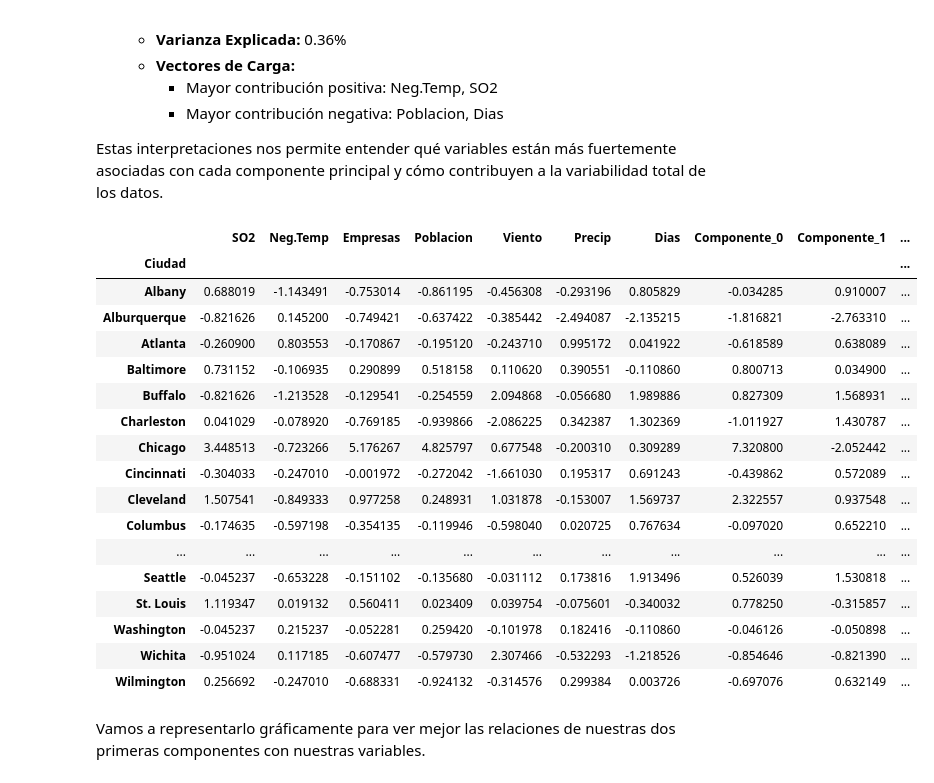
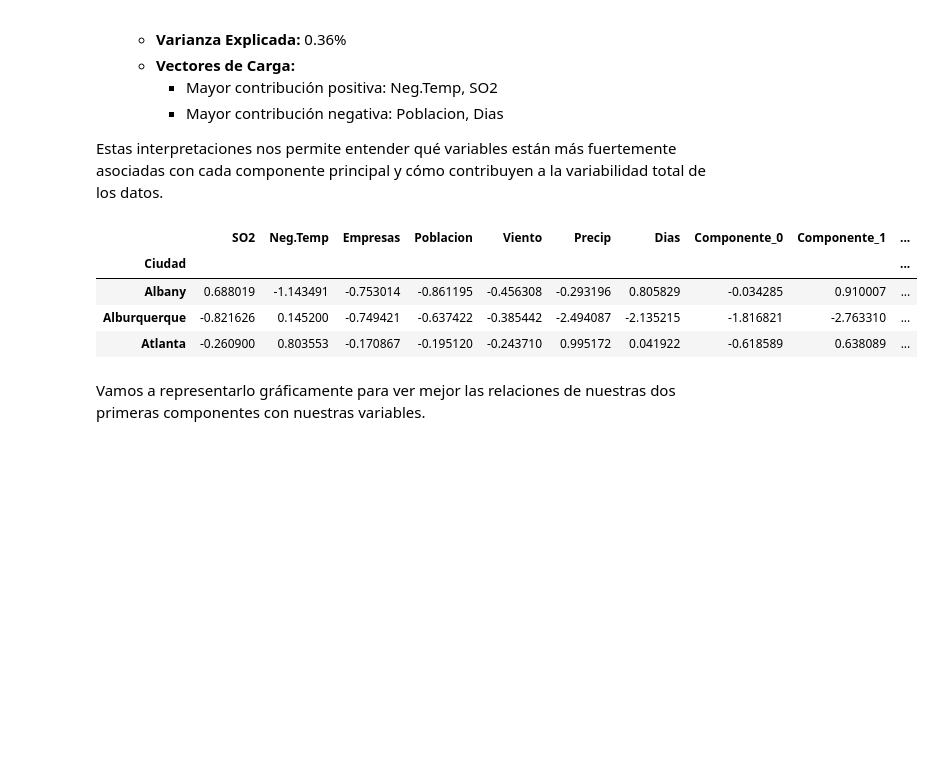
Before and after one commit to CeliaDiazSanchez/Data-Mining, a Jupyter notebook: LAB01_p3.ipynb, the cells around one changed output. Cells and saved outputs as stored; diff of their text form; code cells hidden in the pictures; blank space fills up the shorter version.

```diff
--- a/LAB01_p3.ipynb
+++ b/LAB01_p3.ipynb
@@ -937,29 +960,16 @@ Estas interpretaciones nos permite entender qué variables están más fuertemen
 # %%
 # Proyección de los datos en el espacio de las componentes principales
 pca_data = df[columns_for_pca].dot(eigenvectors)
 
 # Añadir las componentes principales al DataFrame original
 df_pca = pd.concat([df, pca_data.add_prefix('Componente_')], axis=1)
-df_pca
+df_pca.head(3)
 # %% [output]
 |  | SO2 | Neg.Temp | Empresas | Poblacion | Viento | Precip | Dias | Componente_0 | Componente_1 | ... |
 | Ciudad |  |  |  |  |  |  |  |  |  | ... |
 | Albany | 0.688019 | -1.143491 | -0.753014 | -0.861195 | -0.456308 | -0.293196 | 0.805829 | -0.034285 | 0.910007 | ... |
 | Alburquerque | -0.821626 | 0.145200 | -0.749421 | -0.637422 | -0.385442 | -2.494087 | -2.135215 | -1.816821 | -2.763310 | ... |
 | Atlanta | -0.260900 | 0.803553 | -0.170867 | -0.195120 | -0.243710 | 0.995172 | 0.041922 | -0.618589 | 0.638089 | ... |
-| Baltimore | 0.731152 | -0.106935 | 0.290899 | 0.518158 | 0.110620 | 0.390551 | -0.110860 | 0.800713 | 0.034900 | ... |
-| Buffalo | -0.821626 | -1.213528 | -0.129541 | -0.254559 | 2.094868 | -0.056680 | 1.989886 | 0.827309 | 1.568931 | ... |
-| Charleston | 0.041029 | -0.078920 | -0.769185 | -0.939866 | -2.086225 | 0.342387 | 1.302369 | -1.011927 | 1.430787 | ... |
-| Chicago | 3.448513 | -0.723266 | 5.176267 | 4.825797 | 0.677548 | -0.200310 | 0.309289 | 7.320800 | -2.052442 | ... |
-| Cincinnati | -0.304033 | -0.247010 | -0.001972 | -0.272042 | -1.661030 | 0.195317 | 0.691243 | -0.439862 | 0.572089 | ... |
-| Cleveland | 1.507541 | -0.849333 | 0.977258 | 0.248931 | 1.031878 | -0.153007 | 1.569737 | 2.322557 | 0.937548 | ... |
-| Columbus | -0.174635 | -0.597198 | -0.354135 | -0.119946 | -0.598040 | 0.020725 | 0.767634 | -0.097020 | 0.652210 | ... |
-| ... | ... | ... | ... | ... | ... | ... | ... | ... | ... | ... |
-| Seattle | -0.045237 | -0.653228 | -0.151102 | -0.135680 | -0.031112 | 0.173816 | 1.913496 | 0.526039 | 1.530818 | ... |
-| St. Louis | 1.119347 | 0.019132 | 0.560411 | 0.023409 | 0.039754 | -0.075601 | -0.340032 | 0.778250 | -0.315857 | ... |
-| Washington | -0.045237 | 0.215237 | -0.052281 | 0.259420 | -0.101978 | 0.182416 | -0.110860 | -0.046126 | -0.050898 | ... |
-| Wichita | -0.951024 | 0.117185 | -0.607477 | -0.579730 | 2.307466 | -0.532293 | -1.218526 | -0.854646 | -0.821390 | ... |
-| Wilmington | 0.256692 | -0.247010 | -0.688331 | -0.924132 | -0.314576 | 0.299384 | 0.003726 | -0.697076 | 0.632149 | ... |
 # %% [markdown]
 Vamos a representarlo gráficamente para ver mejor las relaciones de nuestras dos primeras componentes con nuestras variables.
 # %% [markdown]
```
Also changed, not shown: parts of 8 cells of this notebook.
